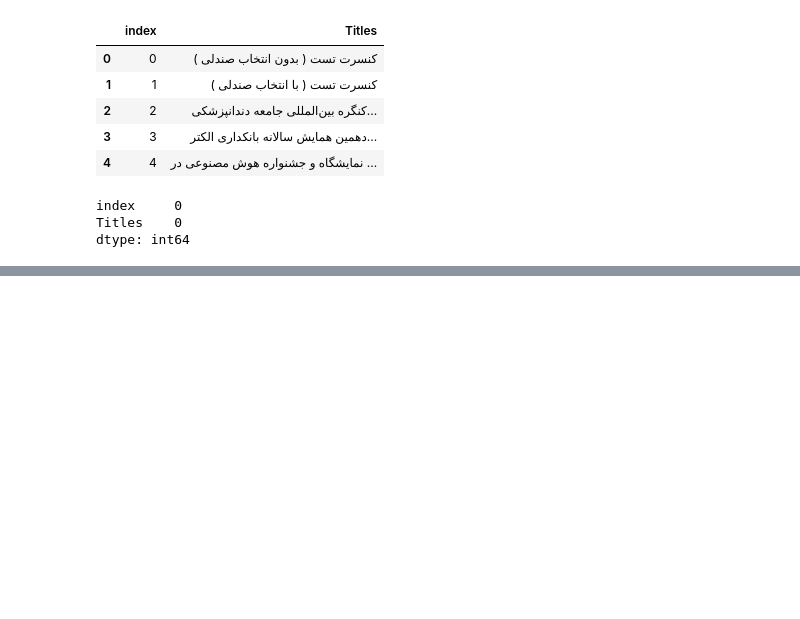
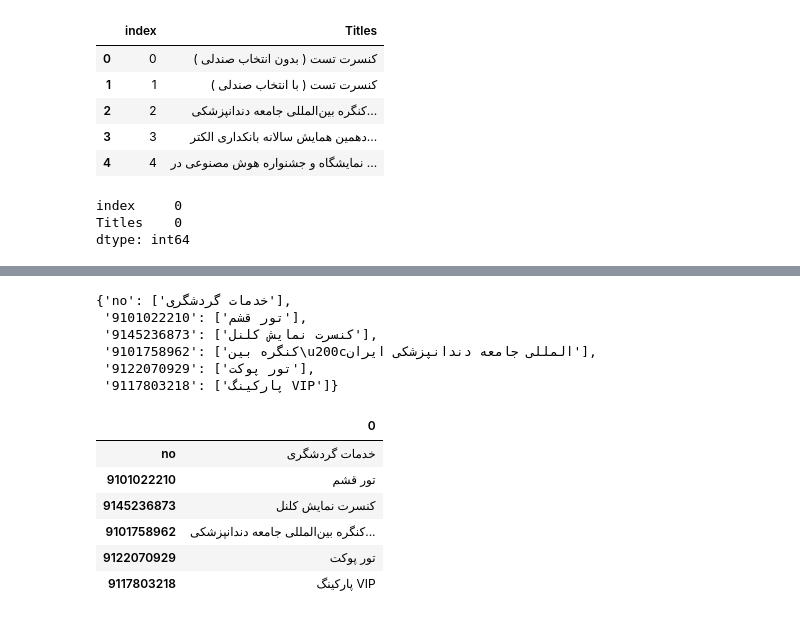
Before and after one commit to soheil-asgari/6234, a Jupyter notebook: final.ipynb, the cells around one changed output, grey strips where cells are left out. Cells and saved outputs as stored; diff of their text form; code cells hidden in the pictures; blank space fills up the shorter version.

```diff
--- a/final.ipynb
+++ b/final.ipynb
@@ -322,2 +312,58 @@ cosine_similarity(dfs, dfs).shape
 # %%
 users_phone = interaction["شماره موبایل"].unique()
+# %%
+user_iter = {}
+for i in users_phone:
+    user_it = (
+        interaction[interaction["شماره موبایل"] == i][["زمان تعامل(تانیه)", "بازدید"]]
+        .sort_values(by="زمان تعامل(تانیه)", ascending=False)
+        .iloc[:3]
+    )
+    user_it.columns = ["زمان تعامل(تانیه)", "بازدید"]
+    # user_it.drop(index="index", inplace=True)
+    user_it["بازدید"]
+    idx = user_it["بازدید"].iloc[0]
+    phone = str(i)
+    phone = phone[:-2]
+    iters = cosine_similioraty(dfs, merged_df, interaction, idx=idx)
+    user_dict = {phone: iters}
+    user_iter.update(user_dict)
+user_iter
+# %% [output]
+{'no': ['خدمات گردشگری'],
+ '9101022210': ['تور قشم'],
+ '9145236873': ['کنسرت نمایش کلنل'],
+ '9101758962': ['کنگره بین\u200cالمللی جامعه دندانپزشکی ایران'],
+ '9122070929': ['تور پوکت'],
+ '9117803218': ['پارکینگ VIP']}
+# %%
+user_iter = {}
+phone_list = []
+recomend_df = pd.DataFrame()
+
+for i in users_phone:
+    user_it = (
+        interaction[interaction["شماره موبایل"] == i][["زمان تعامل(تانیه)", "بازدید"]]
+        .sort_values(by="زمان تعامل(تانیه)", ascending=False)
+        .iloc[:2]
+    )
+    user_it.columns = ["زمان تعامل(تانیه)", "بازدید"]
+    # user_it.drop(index="index", inplace=True)
+    phone_list.append(i)
+    user_it.columns = ["زمان تعامل(تانیه)", "بازدید"]
+    user_it["بازدید"]
+    idx = user_it["بازدید"].iloc[0]
+    phone = str(i)
+    phone = phone[:-2]
+    iters = cosine_similioraty(dfs, merged_df, interaction, idx=idx)
+    user_dict = {phone: iters}
+    user_iter.update(user_dict)
+pd.DataFrame(user_iter).T
+# %% [output]
+|  | 0 |
+| no | خدمات گردشگری |
+| 9101022210 | تور قشم |
+| 9145236873 | کنسرت نمایش کلنل |
+| 9101758962 | کنگره بین‌المللی جامعه دندانپزشکی... |
+| 9122070929 | تور پوکت |
+| 9117803218 | پارکینگ VIP |
```
Also changed, not shown: parts of 27 cells of this notebook, 22 other files.
